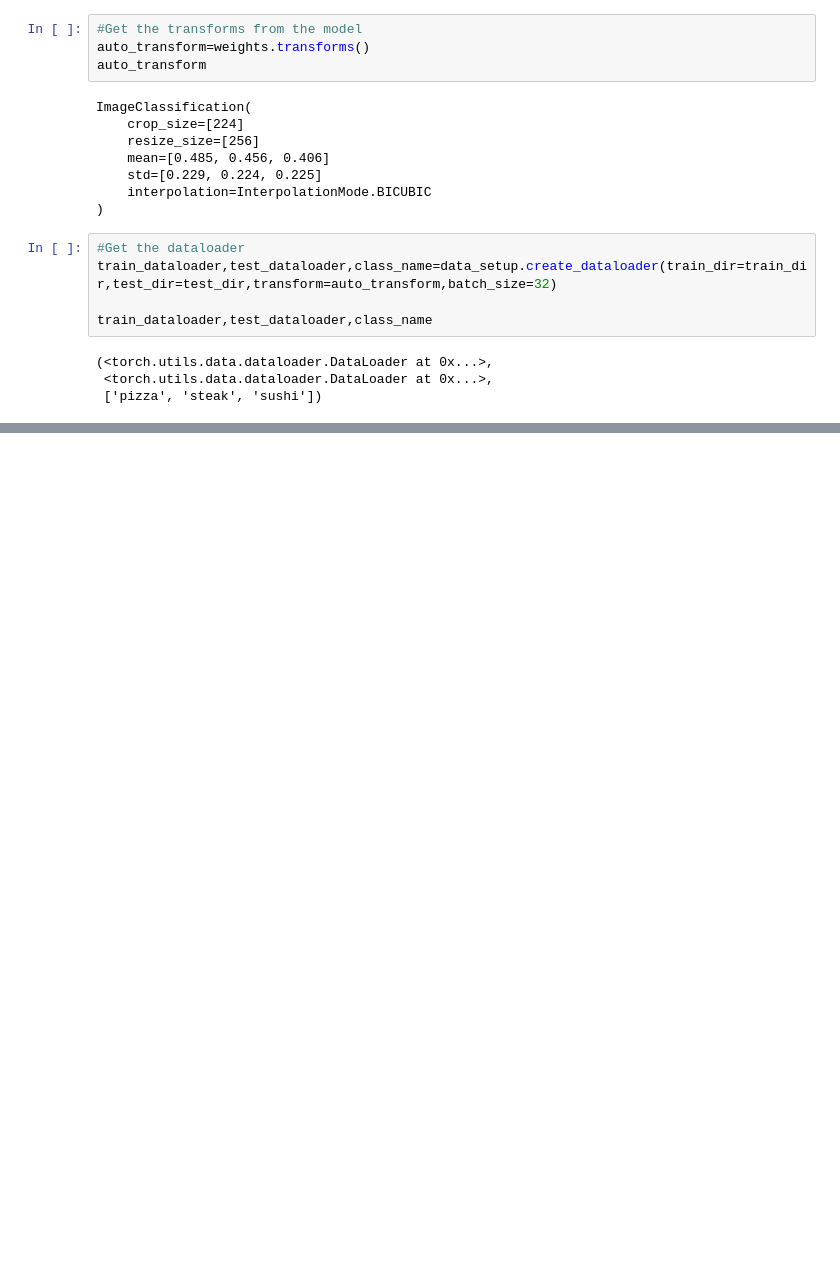
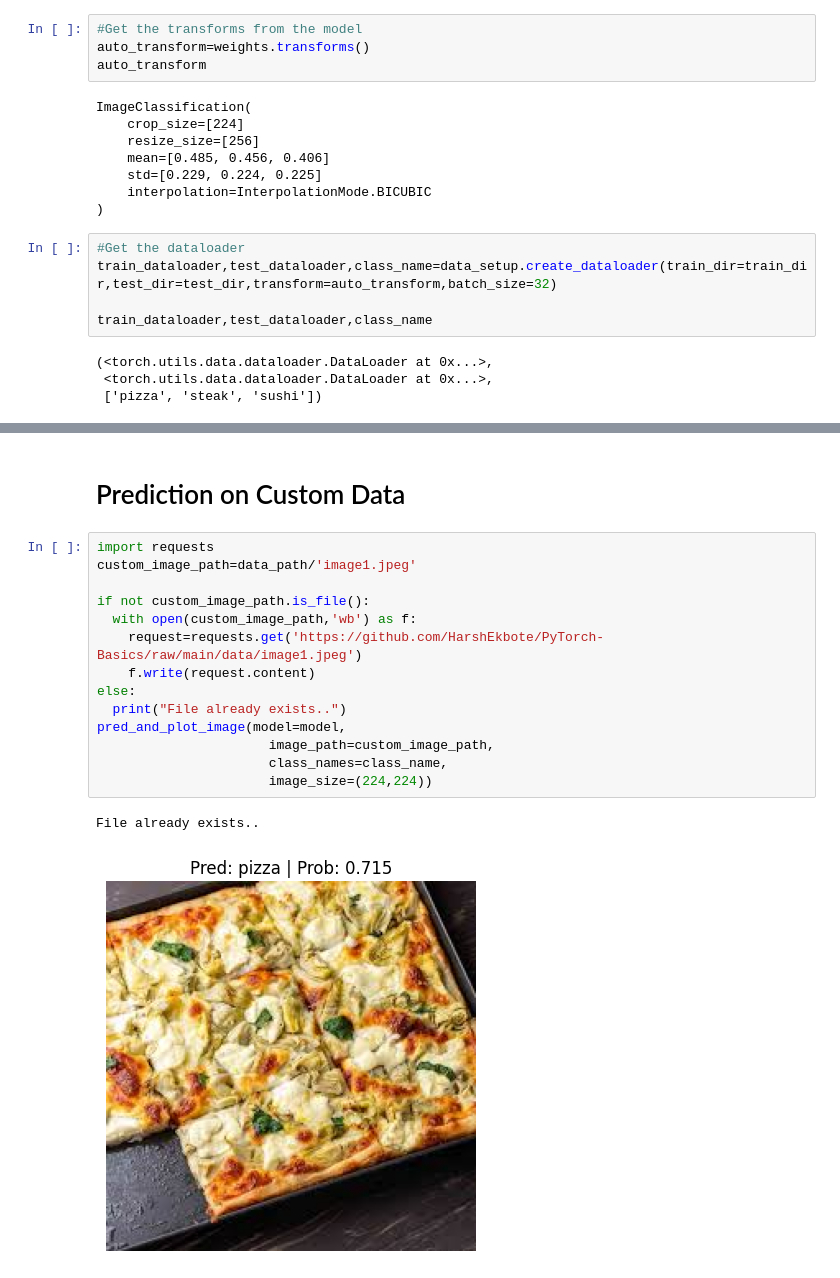
Before and after one commit to HarshEkbote/PyTorch-Basics, a Jupyter notebook: 07_Transfer_Learning.ipynb, the cells around one changed output, grey strips where cells are left out. Saved outputs shown, nothing was run; the diff lists cells and outputs as text; blank space fills up the shorter version.

```diff
--- a/07_Transfer_Learning.ipynb
+++ b/07_Transfer_Learning.ipynb
@@ -128,0 +325,19 @@ train_dataloader,test_dataloader,class_name
+# %% [markdown]
+# Prediction on Custom Data
+# %%
+import requests
+custom_image_path=data_path/'image1.jpeg'
+
+if not custom_image_path.is_file():
+  with open(custom_image_path,'wb') as f:
+    request=requests.get('https://github.com/HarshEkbote/PyTorch-Basics/raw/main/data/image1.jpeg')
+    f.write(request.content)
+else:
+  print("File already exists..")
+pred_and_plot_image(model=model,
+                      image_path=custom_image_path,
+                      class_names=class_name,
+                      image_size=(224,224))
+# %% [output]
+File already exists..
+[figure, added]
```
Also changed, not shown: parts of 20 cells of this notebook.
